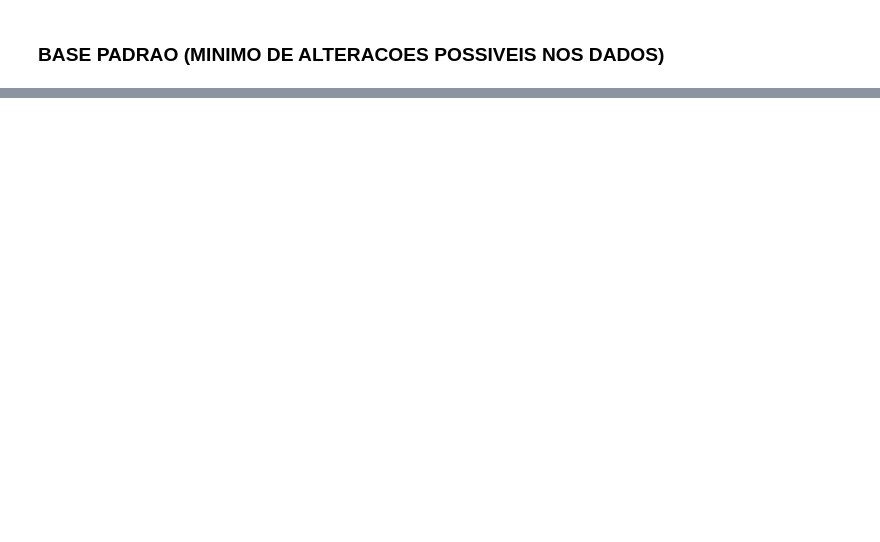
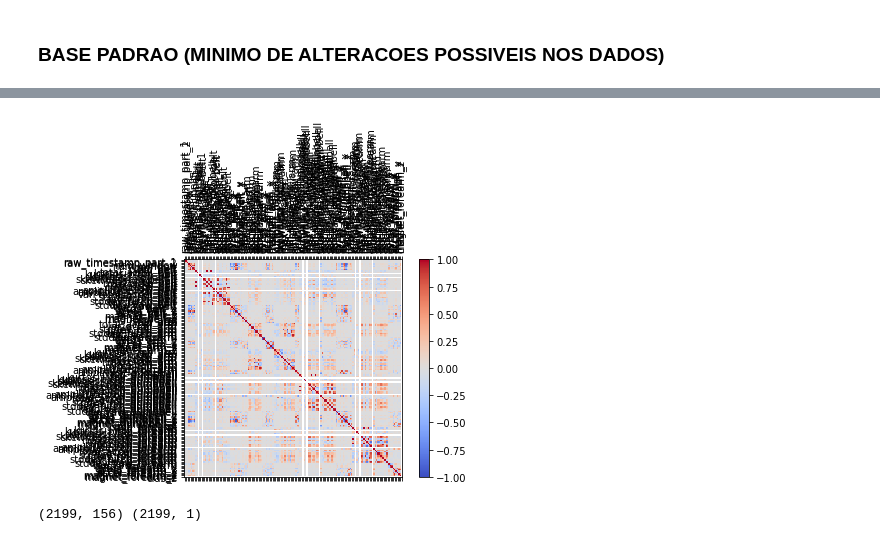
Before and after one commit to pythrick/arquitetura-dados, a Jupyter notebook: jupyter_patrick.ipynb, the cells around one changed output, grey strips where cells are left out. Cells and saved outputs as stored; diff of their text form; code cells hidden in the pictures; blank space fills up the shorter version.

Commit message:
Outlier removal experiments

```diff
--- a/jupyter_patrick.ipynb
+++ b/jupyter_patrick.ipynb
@@ -29,0 +79,30 @@ engine.plot_results(base_padrao_predict, X_test, y_test)
+# %%
+corr = df.corr()
+fig = plt.figure()
+ax = fig.add_subplot(111)
+cax = ax.matshow(corr,cmap='coolwarm', vmin=-1, vmax=1)
+fig.colorbar(cax)
+ticks = np.arange(0,len(df.columns),1)
+ax.set_xticks(ticks)
+plt.xticks(rotation=90)
+ax.set_yticks(ticks)
+ax.set_xticklabels(df.columns)
+ax.set_yticklabels(df.columns)
+plt.show()
+# %% [output]
+[figure, added]
+# %%
+from sklearn.ensemble import IsolationForest
+
+
+# identify outliers in the training dataset
+iso = IsolationForest(contamination=0.1)
+predict = iso.fit_predict(X_train)
+
+mask = predict != -1
+
+X_train, y_train = X_train.iloc[mask], y_train.iloc[mask]
+# summarize the shape of the updated training dataset
+print(X_train.shape, y_train.shape)
+# %% [output]
+(2199, 156) (2199, 1)
```
Also changed, not shown: parts of 5 cells of this notebook.
